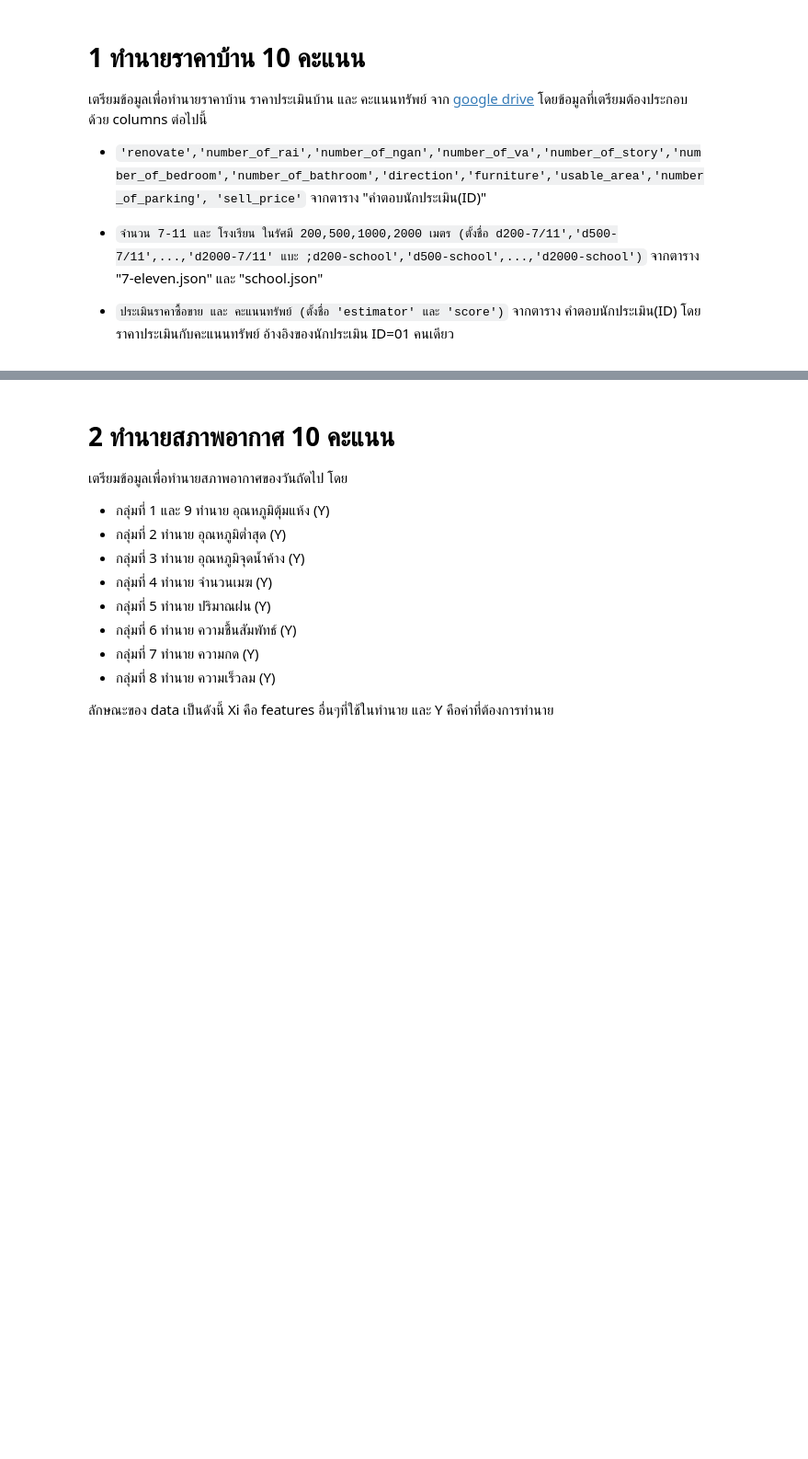
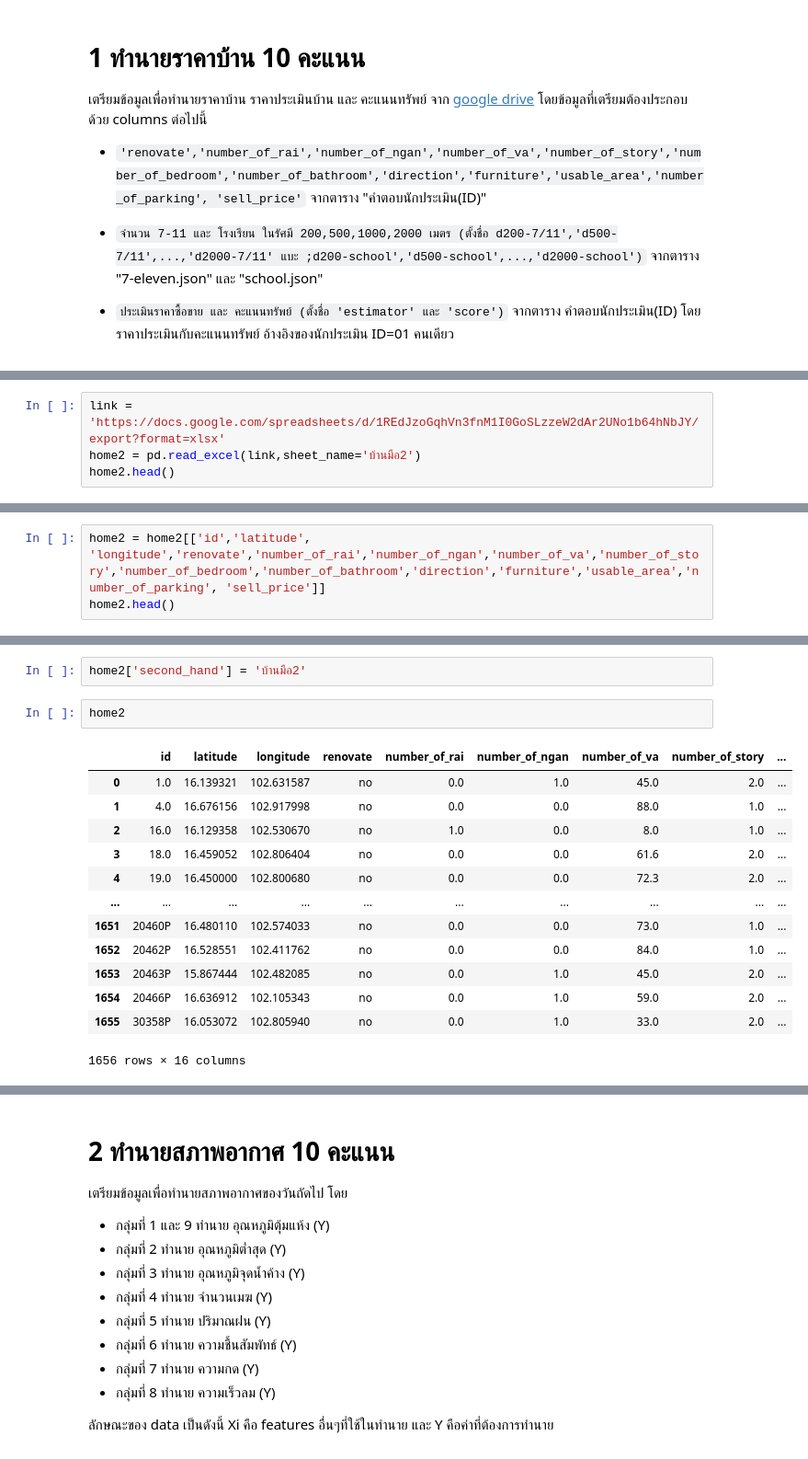
Before and after one commit to NewtonSawitta/bsc_dpdm22, a Jupyter notebook: midterm_dpdm22.ipynb, the cells around one changed output, grey strips where cells are left out. Shown: that part at 92% size. Saved outputs shown, nothing was run; the diff lists cells and outputs as text; blank space fills up the shorter version.

```diff
--- a/midterm_dpdm22.ipynb
+++ b/midterm_dpdm22.ipynb
@@ -11,0 +39,4 @@
+# %%
+link = 'https://docs.google.com/spreadsheets/d/1REdJzoGqhVn3fnM1I0GoSLzzeW2dAr2UNo1b64hNbJY/export?format=xlsx'
+home2 = pd.read_excel(link,sheet_name='บ้านมือ2')
+home2.head()
@@ -11,0 +66,3 @@
+# %%
+home2 = home2[['id','latitude', 'longitude','renovate','number_of_rai','number_of_ngan','number_of_va','number_of_story','number_of_bedroom','number_of_bathroom','direction','furniture','usable_area','number_of_parking', 'sell_price']]
+home2.head()
@@ -11,0 +76,18 @@
+# %%
+home2['second_hand'] = 'บ้านมือ2'
+# %%
+home2
+# %% [output]
+|  | id | latitude | longitude | renovate | number_of_rai | number_of_ngan | number_of_va | number_of_story | ... |
+| 0 | 1.0 | 16.139321 | 102.631587 | no | 0.0 | 1.0 | 45.0 | 2.0 | ... |
+| 1 | 4.0 | 16.676156 | 102.917998 | no | 0.0 | 0.0 | 88.0 | 1.0 | ... |
+| 2 | 16.0 | 16.129358 | 102.530670 | no | 1.0 | 0.0 | 8.0 | 1.0 | ... |
+| 3 | 18.0 | 16.459052 | 102.806404 | no | 0.0 | 0.0 | 61.6 | 2.0 | ... |
+| 4 | 19.0 | 16.450000 | 102.800680 | no | 0.0 | 0.0 | 72.3 | 2.0 | ... |
+| ... | ... | ... | ... | ... | ... | ... | ... | ... | ... |
+| 1651 | 20460P | 16.480110 | 102.574033 | no | 0.0 | 0.0 | 73.0 | 1.0 | ... |
+| 1652 | 20462P | 16.528551 | 102.411762 | no | 0.0 | 0.0 | 84.0 | 1.0 | ... |
+| 1653 | 20463P | 15.867444 | 102.482085 | no | 0.0 | 1.0 | 45.0 | 2.0 | ... |
+| 1654 | 20466P | 16.636912 | 102.105343 | no | 0.0 | 1.0 | 59.0 | 2.0 | ... |
+| 1655 | 30358P | 16.053072 | 102.805940 | no | 0.0 | 1.0 | 33.0 | 2.0 | ... |
+1656 rows × 16 columns
```
Also changed, not shown: parts of 46 cells of this notebook.
